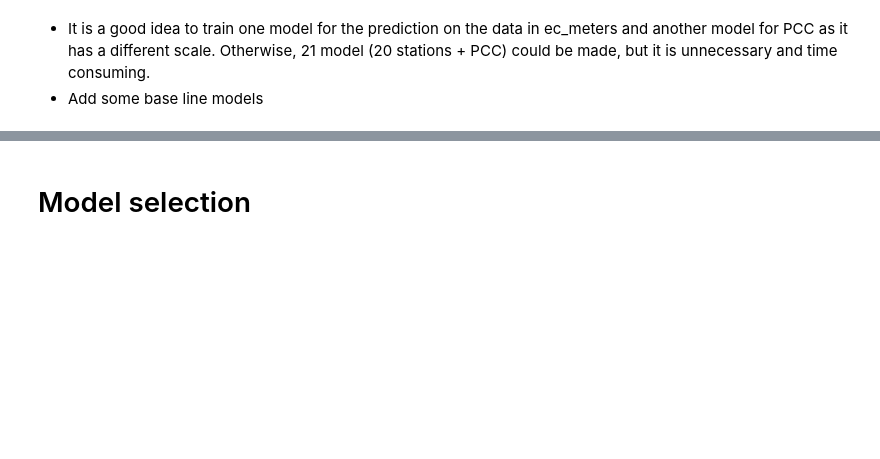
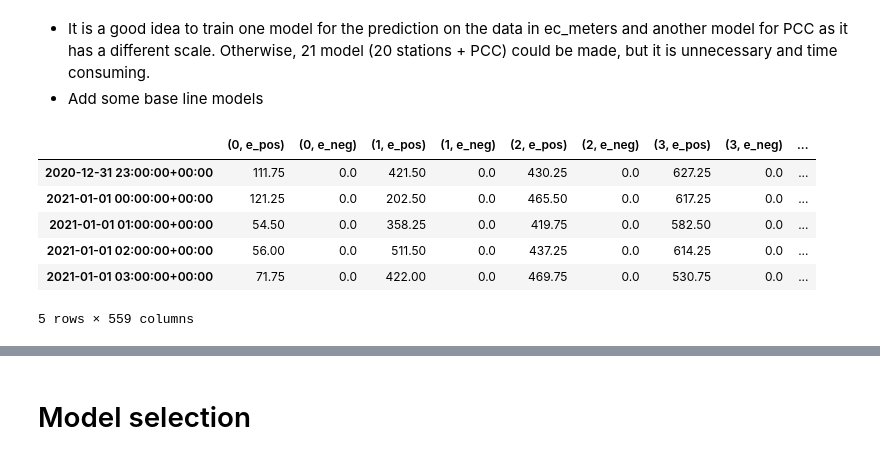
Before and after one commit to FabioLddo/time_series_energy_community_forecasting, a Jupyter notebook: Final_Project_Ippolito_Loddo_Margni.ipynb, the cells around one changed output, grey strips where cells are left out. Drawn from its saved outputs; the diff is of its cells as text; code cells hidden in the pictures; blank space fills up the shorter version.

```diff
--- a/Final_Project_Ippolito_Loddo_Margni.ipynb
+++ b/Final_Project_Ippolito_Loddo_Margni.ipynb
@@ -411,3 +413,13 @@ df.shape
 # %% [markdown]
 - It is a good idea to train one model for the prediction on the data in ec_meters and another model for PCC as it has a different scale. Otherwise, 21 model (20 stations + PCC) could be made, but it is unnecessary and time consuming.
 - Add some base line models
+# %%
+df.head()
+# %% [output]
+|  | (0, e_pos) | (0, e_neg) | (1, e_pos) | (1, e_neg) | (2, e_pos) | (2, e_neg) | (3, e_pos) | (3, e_neg) | ... |
+| 2020-12-31 23:00:00+00:00 | 111.75 | 0.0 | 421.50 | 0.0 | 430.25 | 0.0 | 627.25 | 0.0 | ... |
+| 2021-01-01 00:00:00+00:00 | 121.25 | 0.0 | 202.50 | 0.0 | 465.50 | 0.0 | 617.25 | 0.0 | ... |
+| 2021-01-01 01:00:00+00:00 | 54.50 | 0.0 | 358.25 | 0.0 | 419.75 | 0.0 | 582.50 | 0.0 | ... |
+| 2021-01-01 02:00:00+00:00 | 56.00 | 0.0 | 511.50 | 0.0 | 437.25 | 0.0 | 614.25 | 0.0 | ... |
+| 2021-01-01 03:00:00+00:00 | 71.75 | 0.0 | 422.00 | 0.0 | 469.75 | 0.0 | 530.75 | 0.0 | ... |
+5 rows × 559 columns
```
Also changed, not shown: parts of 9 cells of this notebook.
